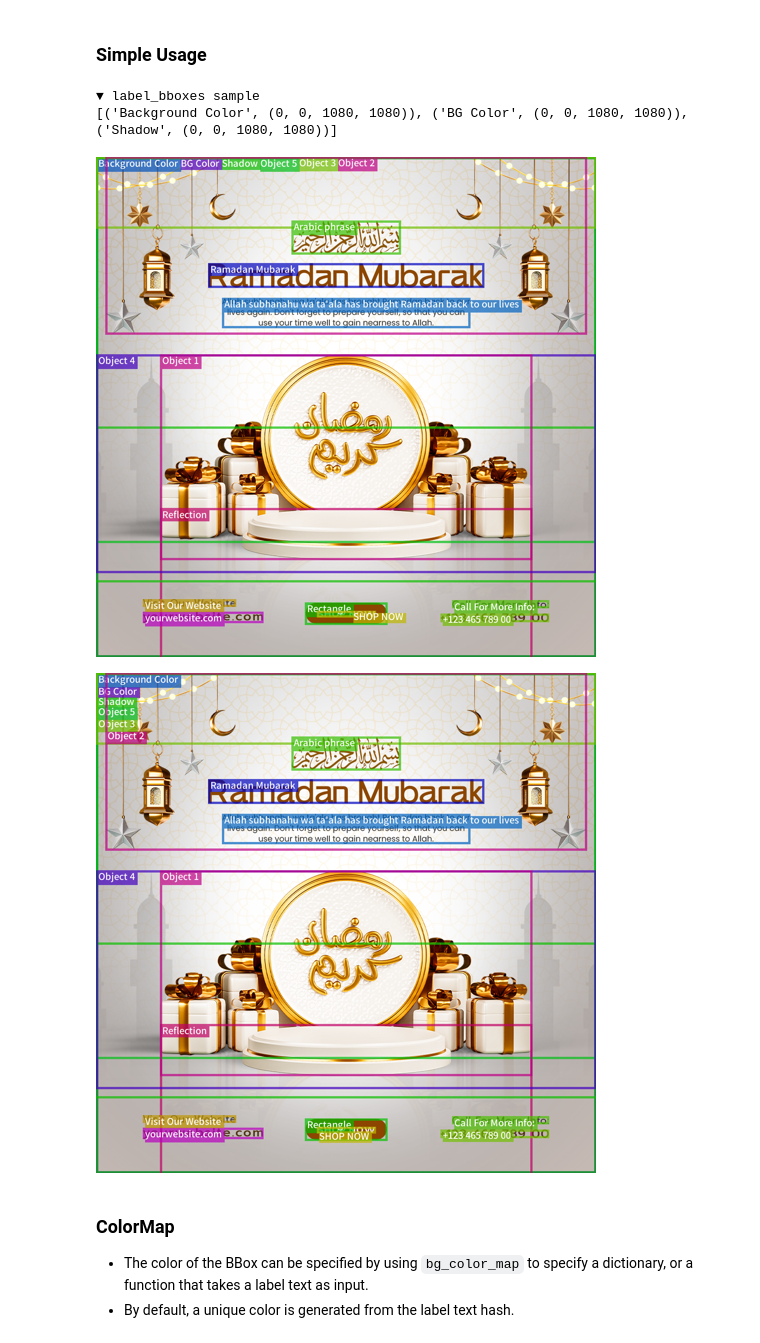
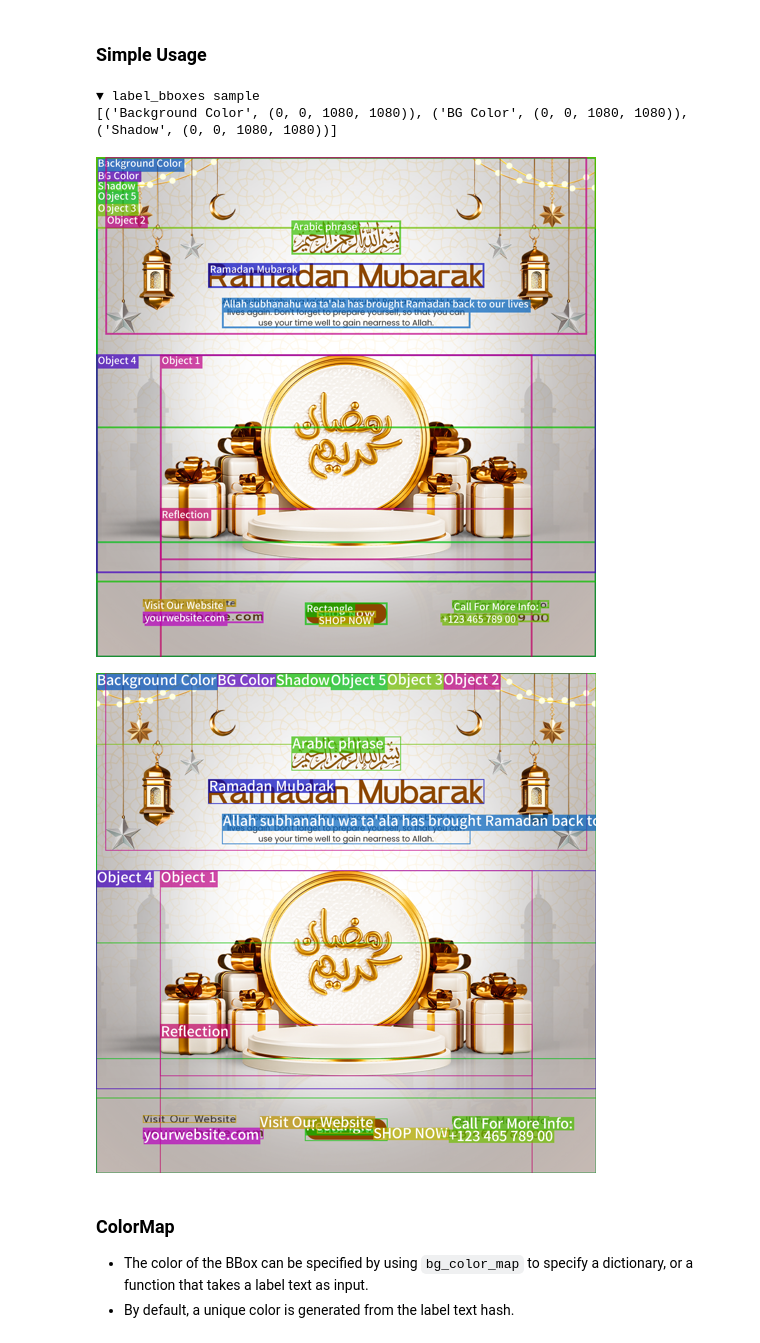
Before and after one commit to shunyooo/layout-visualizer, a Jupyter notebook: example.ipynb, the cells around one changed output. Cells and saved outputs as stored; diff of their text form; code cells hidden in the pictures.

Commit message:
Update add auto size

```diff
--- a/example.ipynb
+++ b/example.ipynb
@@ -67,20 +67,21 @@ label_bboxes = [(layer.name, layer.bbox) for layer in _iterate_last_layer(psd_im
 print("▼ label_bboxes sample")
 print(label_bboxes[:3])
 # If the label overlaps with other labels, it is shifted to the right.
-_display(draw_label_bboxes(image, label_bboxes, font_size=20, line_width=5))
+_display(draw_label_bboxes(image, label_bboxes))
 # %% [output]
 ▼ label_bboxes sample
 [('Background Color', (0, 0, 1080, 1080)), ('BG Color', (0, 0, 1080, 1080)), ('Shadow', (0, 0, 1080, 1080))]
-[figure, old version]
+[figure, new version]
 # %%
-# You can also specify that the label be shifted down.
+# You can also specify that the label be shifted to the right.
+# And you can also specify the font size and line width.
 _display(
     draw_label_bboxes(
-        image, label_bboxes, font_size=20, line_width=5, avoid_label_to="bottom"
+        image, label_bboxes, font_size=30, line_width=2, avoid_label_to="right"
     )
 )
 # %% [output]
-[figure, old version]
+[figure, new version]
 # %% [markdown]
 ### ColorMap
 
```
Also changed, not shown: parts of 2 cells of this notebook, 1 other file.
